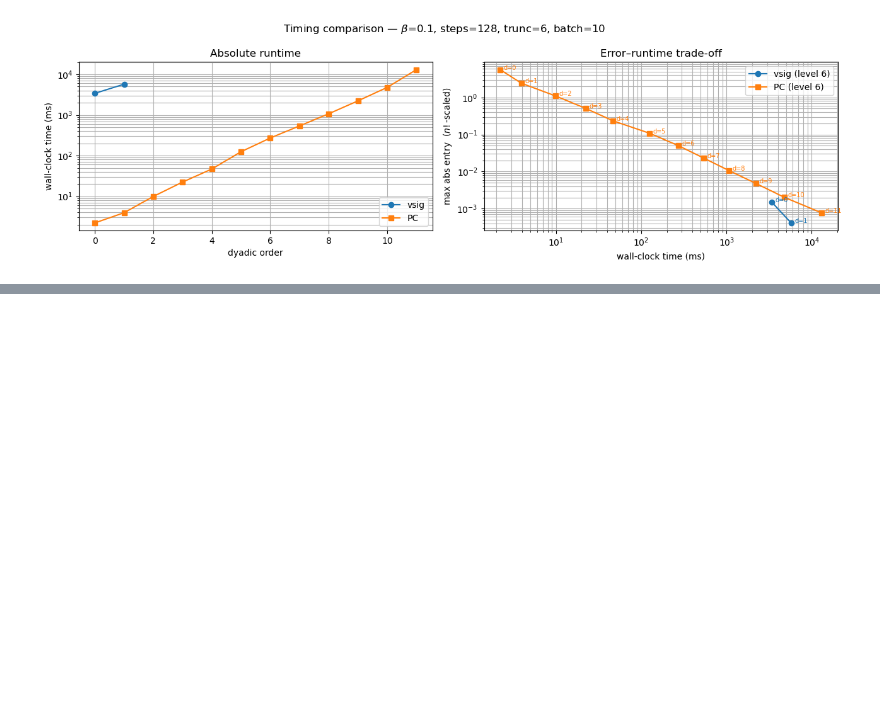
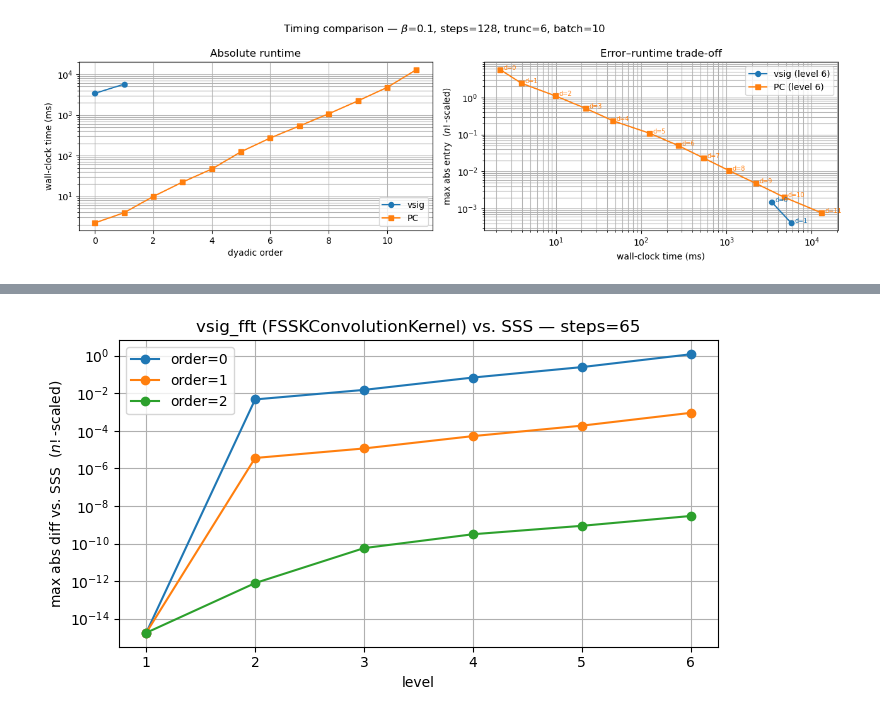
Before and after one commit to hagerpa/tensordev, a Jupyter notebook: notebooks/volterra/fractional_validation.ipynb, the cells around one changed output, grey strips where cells are left out. Drawn from its saved outputs; the diff is of its cells as text; code cells hidden in the pictures; blank space fills up the shorter version.

```diff
--- a/notebooks/volterra/fractional_validation.ipynb
+++ b/notebooks/volterra/fractional_validation.ipynb
@@ -711,0 +724,90 @@ plt.show()
+# %%
+import math
+import pandas as pd
+import matplotlib.pyplot as plt
+
+import jax
+import jax.numpy as jnp
+
+jax.config.update("jax_enable_x64", True)
+
+from tensordev.util.random_paths import unit_speed_paths
+from tensordev.sss import StateSpaceSignature
+from tensordev.sss.kernel import FSSK
+from tensordev.volterra import ConvolutionKernel, vsig_fft
+
+# ── Parameters ───────────────────────────────────────────────────────────────
+dtype = jnp.float64
+
+T = 1.0
+steps = 65
+batch = 4
+dim = 2
+trunc = 6
+orders = [0, 1, 2]
+
+dt = T / steps
+
+# ── Paths ─────────────────────────────────────────────────────────────────────
+X = jnp.asarray(
+    unit_speed_paths(
+        dt=dt,
+        dt_fine=dt / 1024,
+        n_paths=batch,
+        dim=dim,
+        seed=0,
+        dtype=float,
+    ),
+    dtype=dtype,
+)
+A = jnp.eye(dim, dtype=dtype)[None, :, :]
+
+print("X.shape:", X.shape)
+
+# ── Build FSSK directly (exponential mixture kernel) ─────────────────────────
+rates = jnp.array([0.1, 0.2, 0.3, 0.4], dtype=dtype)
+Lambda_mat = jnp.diag(rates)
+b = jnp.ones((1, len(rates)), dtype=dtype)
+
+fssk = FSSK.from_matrix(Lambda=Lambda_mat, A=A, b=b, quad_order=32)
+ck = ConvolutionKernel.fssk(fssk)
+
+# ── Reference: direct SSS ────────────────────────────────────────────────────
+sss_out = StateSpaceSignature(kernel=fssk, trunc=trunc).vsig(
+    X, dt=dt, axis=1, increment_input=False,
+)
+print("SSS level shapes:", [z.shape for z in sss_out])
+
+# ── Sweep orders ──────────────────────────────────────────────────────────────
+rows = []
+for order in orders:
+    fft_out = vsig_fft(
+        X, kernel=ck, dt=dt, trunc=trunc, axis=1,
+        increment_input=False, order=order,
+    )
+    for level, (a, b_) in enumerate(zip(sss_out, fft_out)):
+        fscale = math.factorial(level)
+        diff = (jnp.asarray(b_).reshape((batch, -1)) - jnp.asarray(a).reshape((batch, -1))) * fscale
+        rows.append({
+            "order": order,
+            "level": level,
+            "max_abs_diff": float(jnp.max(jnp.abs(diff))),
+        })
+
+df = pd.DataFrame(rows)
+print("\nPer-level max abs difference (n!-scaled):")
+print(df.pivot(index="level", columns="order", values="max_abs_diff").to_string())
+
+# ── Plot ──────────────────────────────────────────────────────────────────────
+fig, ax = plt.subplots(figsize=(7, 4))
+for order in orders:
+    sub = df[(df["order"] == order) & (df["level"] > 0)]
+    ax.semilogy(sub["level"], sub["max_abs_diff"], marker="o", label=f"order={order}")
+ax.set_xlabel("level")
+ax.set_ylabel("max abs diff vs. SSS  ($n!$-scaled)")
+ax.set_title(f"vsig_fft (FSSKConvolutionKernel) vs. SSS — steps={steps}")
+ax.grid(True, which="both")
+ax.legend()
+plt.tight_layout()
+plt.show()
+# %% [output]
@@ -711,0 +827 @@ plt.show()
+[figure, added]
```
Also changed, not shown: parts of 2 cells of this notebook, 10 other files.
